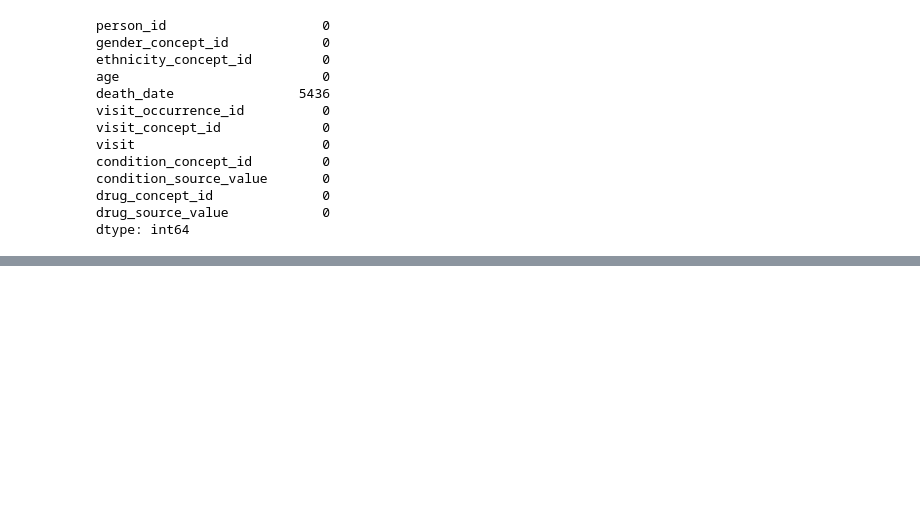
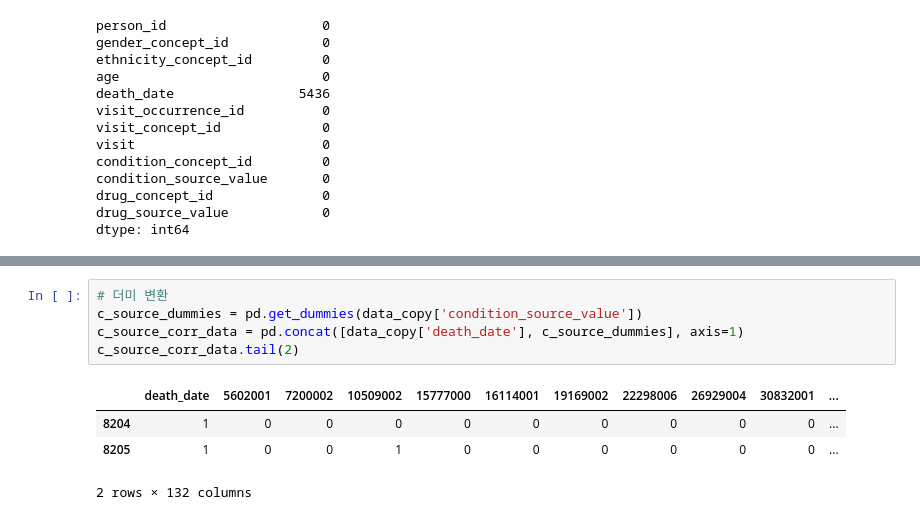
Before and after one commit to yoon-kyung/synthea, a Jupyter notebook: analysis.ipynb, the cells around one changed output, grey strips where cells are left out. Drawn from its saved outputs; the diff is of its cells as text; blank space fills up the shorter version.

```diff
--- a/analysis.ipynb
+++ b/analysis.ipynb
@@ -188,0 +384,10 @@ dtype: int64
+# %%
+# 더미 변환
+c_source_dummies = pd.get_dummies(data_copy['condition_source_value'])
+c_source_corr_data = pd.concat([data_copy['death_date'], c_source_dummies], axis=1)
+c_source_corr_data.tail(2)
+# %% [output]
+|  | death_date | 5602001 | 7200002 | 10509002 | 15777000 | 16114001 | 19169002 | 22298006 | 26929004 | 30832001 | ... |
+| 8204 | 1 | 0 | 0 | 0 | 0 | 0 | 0 | 0 | 0 | 0 | ... |
+| 8205 | 1 | 0 | 0 | 1 | 0 | 0 | 0 | 0 | 0 | 0 | ... |
+2 rows × 132 columns
```
Also changed, not shown: parts of 37 cells of this notebook.
